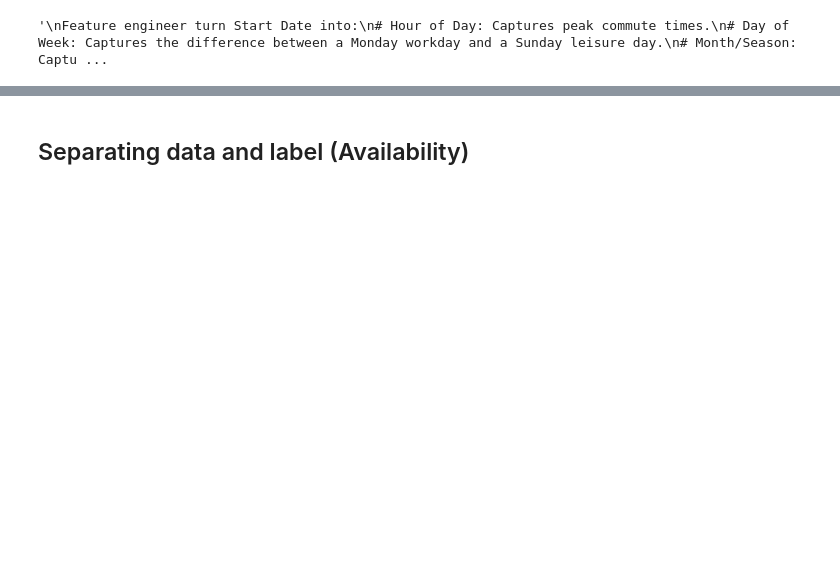
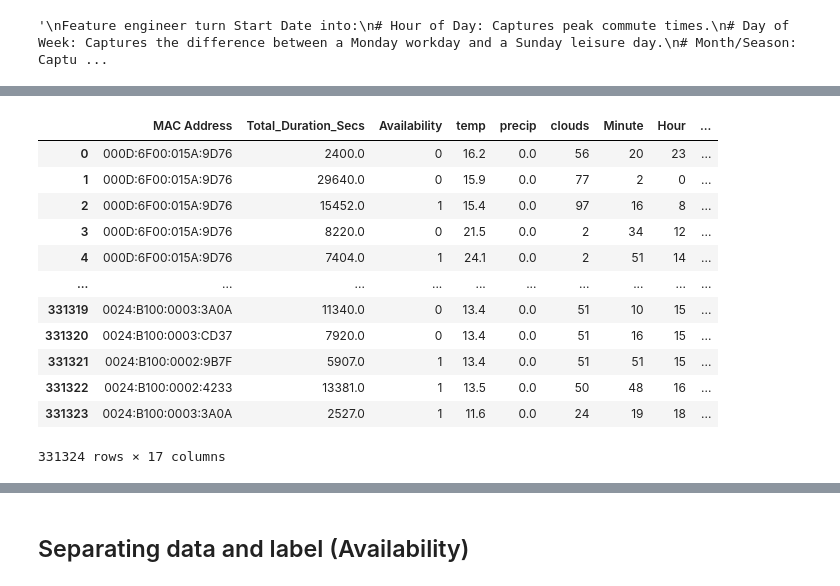
Before and after one commit to HanstonH/A-Context-Aware-Multi-Criteria-Recommendation-System-for-Electric-Vehicle-Charging, a Jupyter notebook: prediction.ipynb, the cells around one changed output, grey strips where cells are left out. Saved outputs shown, nothing was run; the diff lists cells and outputs as text; code cells hidden in the pictures; blank space fills up the shorter version.

```diff
--- a/prediction.ipynb
+++ b/prediction.ipynb
@@ -265,0 +247,16 @@ if final_df.empty:
+# %%
+final_df
+# %% [output]
+|  | MAC Address | Total_Duration_Secs | Availability | temp | precip | clouds | Minute | Hour | ... |
+| 0 | 000D:6F00:015A:9D76 | 2400.0 | 0 | 16.2 | 0.0 | 56 | 20 | 23 | ... |
+| 1 | 000D:6F00:015A:9D76 | 29640.0 | 0 | 15.9 | 0.0 | 77 | 2 | 0 | ... |
+| 2 | 000D:6F00:015A:9D76 | 15452.0 | 1 | 15.4 | 0.0 | 97 | 16 | 8 | ... |
+| 3 | 000D:6F00:015A:9D76 | 8220.0 | 0 | 21.5 | 0.0 | 2 | 34 | 12 | ... |
+| 4 | 000D:6F00:015A:9D76 | 7404.0 | 1 | 24.1 | 0.0 | 2 | 51 | 14 | ... |
+| ... | ... | ... | ... | ... | ... | ... | ... | ... | ... |
+| 331319 | 0024:B100:0003:3A0A | 11340.0 | 0 | 13.4 | 0.0 | 51 | 10 | 15 | ... |
+| 331320 | 0024:B100:0003:CD37 | 7920.0 | 0 | 13.4 | 0.0 | 51 | 16 | 15 | ... |
+| 331321 | 0024:B100:0002:9B7F | 5907.0 | 1 | 13.4 | 0.0 | 51 | 51 | 15 | ... |
+| 331322 | 0024:B100:0002:4233 | 13381.0 | 1 | 13.5 | 0.0 | 50 | 48 | 16 | ... |
+| 331323 | 0024:B100:0003:3A0A | 2527.0 | 1 | 11.6 | 0.0 | 24 | 19 | 18 | ... |
+331324 rows × 17 columns
```
Also changed, not shown: parts of 33 cells of this notebook, 9 other files.
